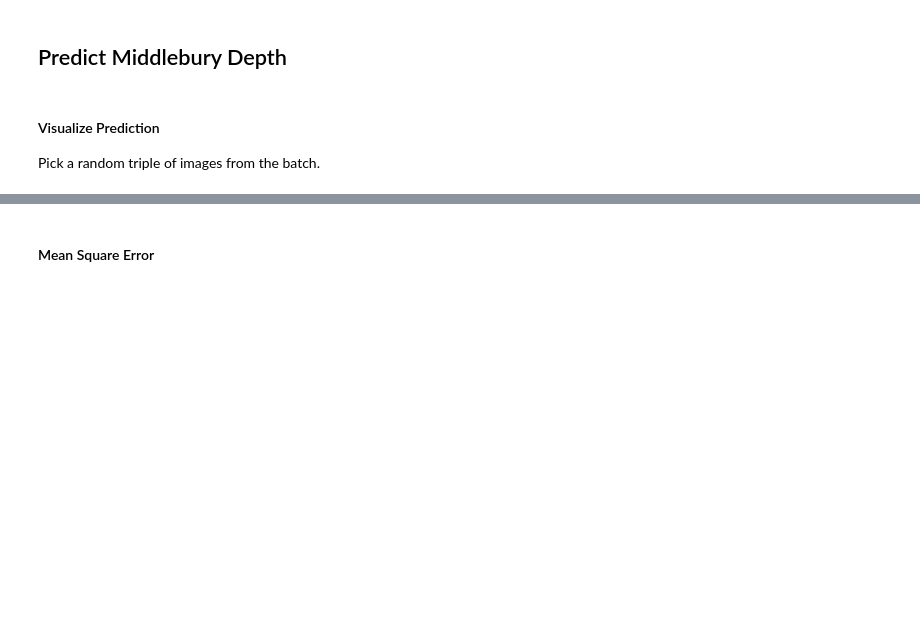
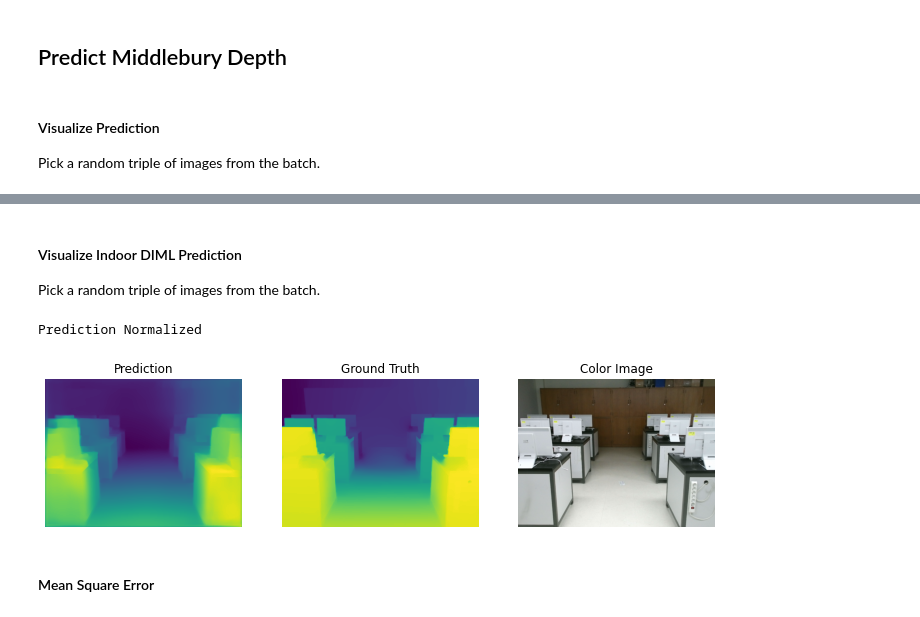
Before and after one commit to CSCCNY/final-project-monodepth-ccny, a Jupyter notebook: Notebooks/densedepth-benchmark.ipynb, the cells around one changed output, grey strips where cells are left out. Drawn from its saved outputs; the diff is of its cells as text; code cells hidden in the pictures; blank space fills up the shorter version.

```diff
--- a/Notebooks/densedepth-benchmark.ipynb
+++ b/Notebooks/densedepth-benchmark.ipynb
@@ -202,3 +331,29 @@ Prediction Normalized
+# %% [markdown]
+#### Visualize Indoor DIML Prediction ####
+
+Pick a random triple of images from the batch.
+# %%
+random_index = random.randrange(mdbr_prediction_depth.shape[0])
+# %%
+f, axarr = plt.subplots(ncols=3, figsize=(12, 8))
+
+for ax in axarr:
+    ax.axis("off")
+
+print("Prediction Normalized")
+axarr[0].set_title("Prediction")
+axarr[0].imshow(diml_i_prediction_depth[random_index, :, :, 0])
+
+axarr[1].set_title("Ground Truth")
+axarr[1].imshow(diml_i_depth[random_index, :, :])
+
+axarr[2].set_title("Color Image")
+axarr[2].imshow(diml_i_rgb[random_index, :, :])
+
+plt.show()
+# %% [output]
+Prediction Normalized
+[figure, added]
 # %% [markdown]
 #### Mean Square Error ####
 # %%
```
Also changed, not shown: parts of 23 cells of this notebook, 1 other file.
